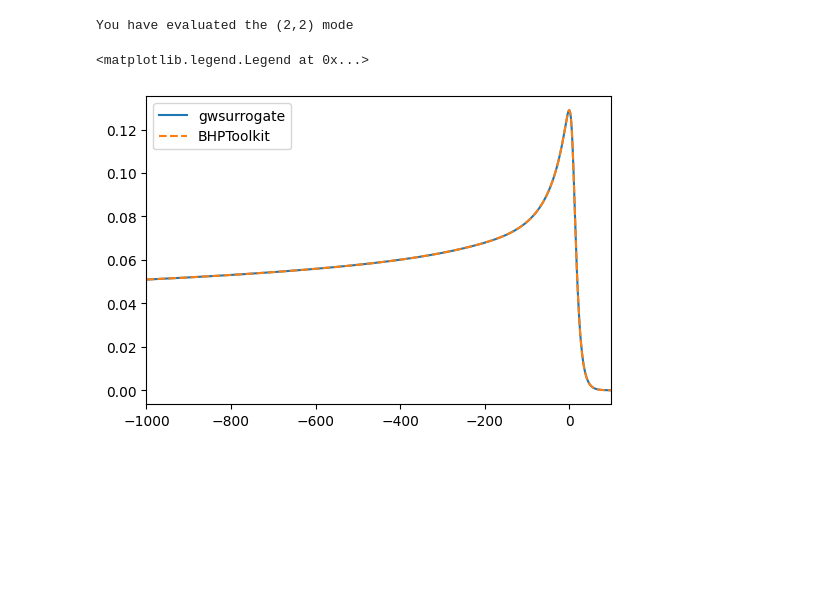
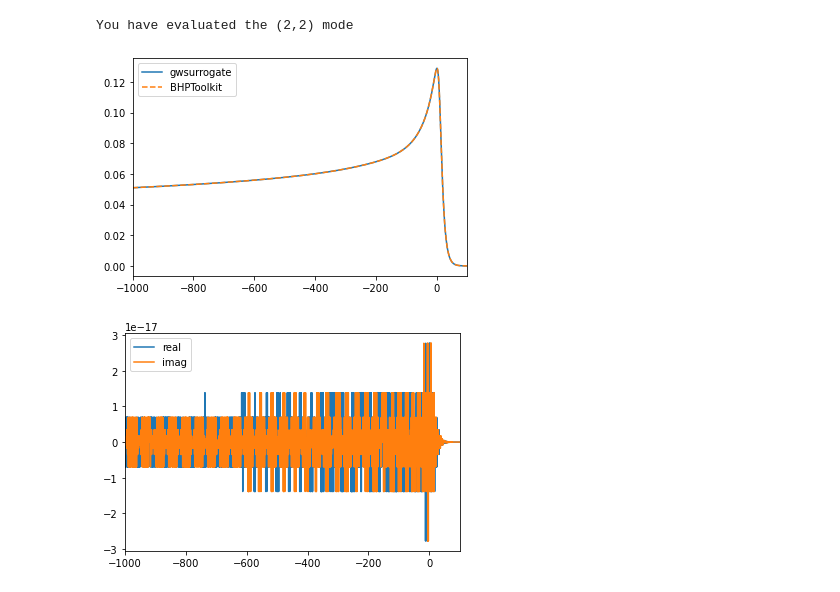
Before and after one commit to sxs-collaboration/gwsurrogate, a Jupyter notebook: tutorial/notebooks/nonspinning_nr_emri.ipynb, the cells around one changed output. Saved outputs shown, nothing was run; the diff lists cells and outputs as text; code cells hidden in the pictures; blank space fills up the shorter version.

```diff
--- a/tutorial/notebooks/nonspinning_nr_emri.ipynb
+++ b/tutorial/notebooks/nonspinning_nr_emri.ipynb
@@ -508,3 +522,6 @@ path_to_surrogate = path_to_gws+'surrogate_downloads/BHPTNRSur1dq1e4.h5'
 # add the path to the script directory
 sys.path.append(PATH_TO_BHPTNRSur+"/surrogates")
 import BHPTNRSur1dq1e4 as bhptsur
+# %%
+path_to_surrogate = gws.__path__[0]+'/surrogate_downloads/BHPTNRSur1dq1e4.h5'
+bhpt = gws.EvaluateSurrogate(path_to_surrogate) # load two m>0 modes only
@@ -511,16 +573,26 @@ import BHPTNRSur1dq1e4 as bhptsur
 # %%
 tsur, hsur = bhptsur.generate_surrogate(q=10, calibrated=True)
 # %%
-modes, times, hp, hc = model(q=10, ell=[2], m=[2], mode_sum=False, fake_neg_modes=False)
+modes, times, hp, hc = bhpt(q=10, ell=[2], m=[2], mode_sum=False, fake_neg_modes=False)
 print('You have evaluated the (%i,%i) mode'%(modes[0][0],modes[0][1]))
 # %% [output]
 You have evaluated the (2,2) mode
 # %%
 plt.figure(figsize=(6,4))
 plt.plot(times, abs(hp + 1j*hc), label='gwsurrogate')
 plt.plot(tsur, abs(hsur[(2,2)]), '--', label='BHPToolkit')
 plt.xlim(-1000,100)
 plt.legend()
+plt.show()
+
+h = hp + 1j*hc
+error = h - np.conj(hsur[(2,2)])  # WARNING: note the convention difference here!
+plt.figure(figsize=(6,4))
+plt.plot(times, np.real(error),label='real')
+plt.plot(times, np.imag(error),label='imag')
+plt.xlim(-1000,100)
+plt.legend()
+plt.show()
 # %% [output]
-<matplotlib.legend.Legend at 0x...>
-[figure, old version]
+[figure, new version]
+[figure, added]
```
Also changed, not shown: parts of 20 cells of this notebook, 1 other file.
